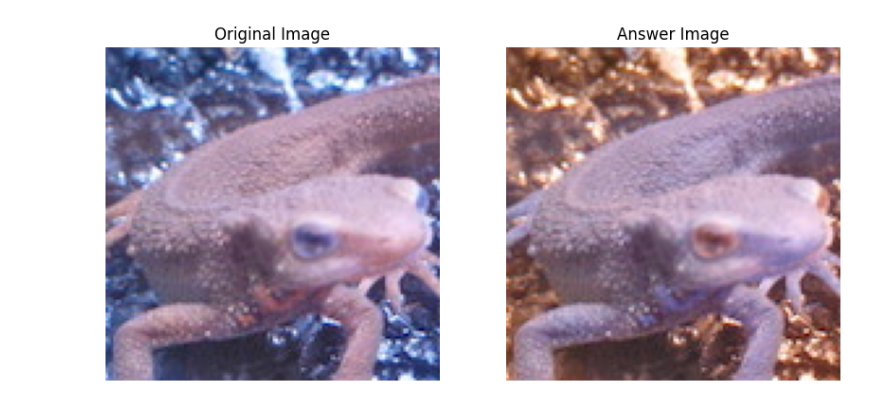
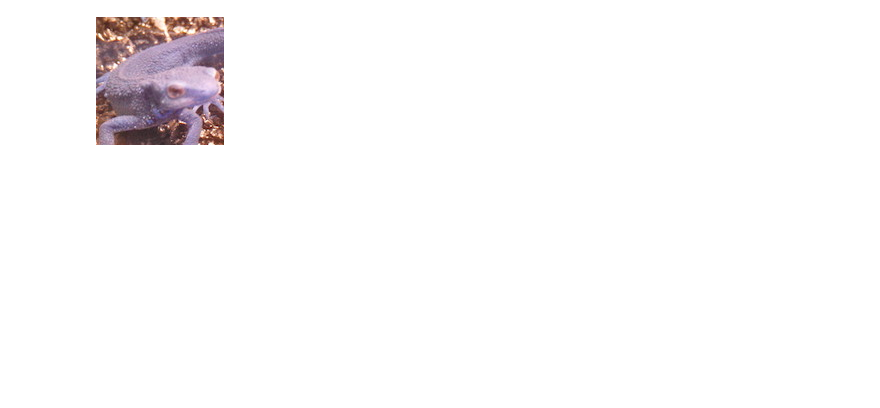
Before and after one commit to Daichi0517/gasyori, a Jupyter notebook: FILES/image001.ipynb, the cells around one changed output. Cells and saved outputs as stored; diff of their text form; code cells hidden in the pictures; blank space fills up the shorter version.

Commit message:
Colab を使用して作成されました

```diff
--- a/FILES/image001.ipynb
+++ b/FILES/image001.ipynb
@@ -1,44 +1,20 @@
 # %% [markdown]
 <a href="https://colab.research.google.com/github/Daichi0517/gasyori/blob/main/FILES/image001.ipynb" target="_parent"><img src="https://colab.research.google.com/assets/colab-badge.svg" alt="Open In Colab"/></a>
-# %%
-import cv2
-import matplotlib.pyplot as plt
-import numpy as np
-import requests
-from io import BytesIO
-
-
-# ここで処理
-def processing(img):
-    b = img[:, :, 0].copy()
-    g = img[:, :, 1].copy()
-    r = img[:, :, 2].copy()
-
-    img[:, :, 0] = r
-    img[:, :, 1] = g
-    img[:, :, 2] = b
-    return img
-
-# 画像の読み込み
-imori_img = cv2.imread('imori.jpg')
-answer_img = imori_img.copy()
-answer_img = processing(answer_img)
-
-# サブプロットを作成して、2つの画像を並べて表示
-plt.figure(figsize=(10, 5))  # サイズを指定
-
-# オリジナルの画像を表示
-plt.subplot(1, 2, 1)  # 1行2列の1番目のプロットに表示
-plt.imshow(cv2.cvtColor(imori_img, cv2.COLOR_BGR2RGB))
-plt.axis('off')
-plt.title('Original Image')
-
-# 答えの画像を表示
-plt.subplot(1, 2, 2)  # 1行2列の2番目のプロットに表示
-plt.imshow(cv2.cvtColor(answer_img, cv2.COLOR_BGR2RGB))
-plt.axis('off')
-plt.title('Answer Image')
-
-plt.show()
-# %% [output]
-[figure, removed]
+# %%
+#ライブラリをインポート
+import numpy as np
+import matplotlib.pyplot as plt
+import cv2
+from google.colab.patches import cv2_imshow
+
+#画像の読み込み
+img = cv2.imread('imori.jpg')
+img_noise = cv2.imread('imori_noise.jpg')
+#BGRとRGBを変換
+img1 = cv2.cvtColor(img,cv2.COLOR_BGR2RGB)
+#画像を表示する
+cv2_imshow(img1)
+cv2.waitKey(0)
+cv2.destroyAllWindows()
+# %% [output]
+[figure, added]
```
